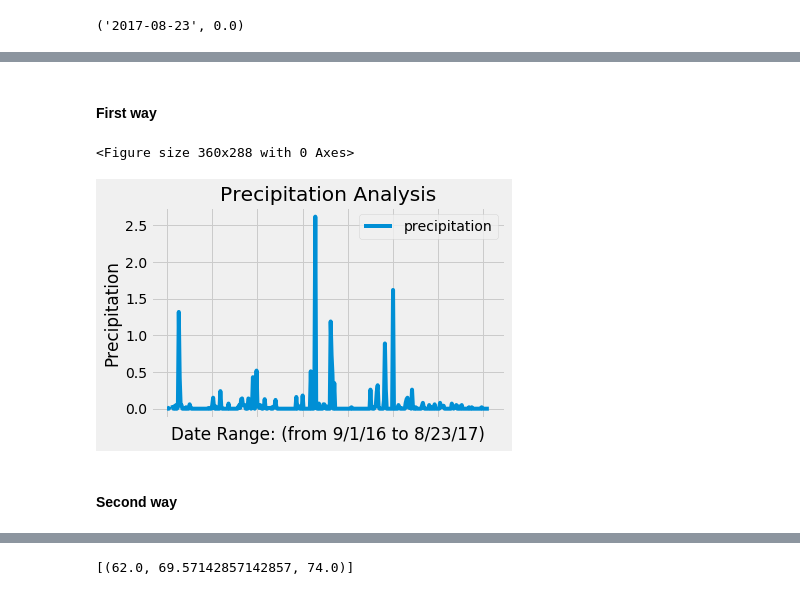
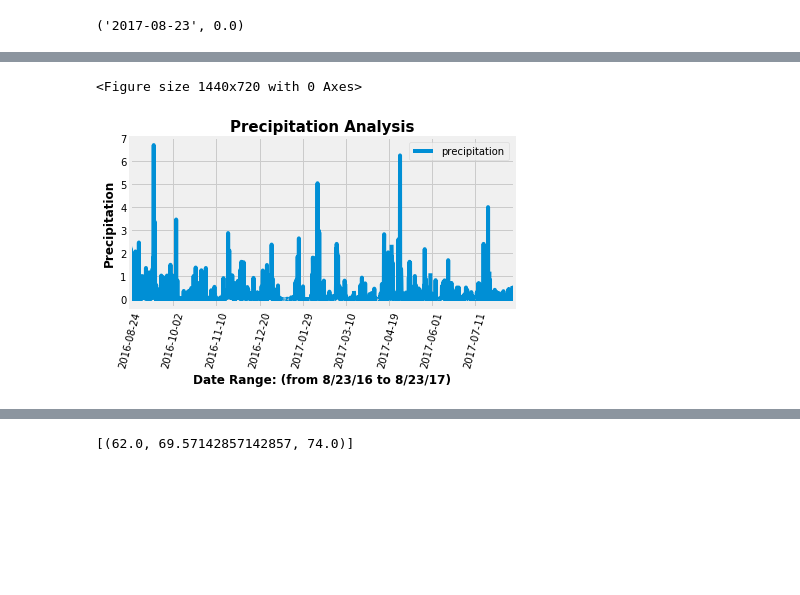
Before and after one commit to ahmedgurbuz/SMU_Assignments, a Jupyter notebook: Unit_08_SQLAlchemy/Climate_Analysis_and_Exploration.ipynb, the cells around one changed output, grey strips where cells are left out. Cells and saved outputs as stored; diff of their text form; code cells hidden in the pictures; blank space fills up the shorter version.

```diff
--- a/Unit_08_SQLAlchemy/Climate_Analysis_and_Exploration.ipynb
+++ b/Unit_08_SQLAlchemy/Climate_Analysis_and_Exploration.ipynb
@@ -106,2 +106,0 @@ You will see the results of two approaches below.
-# %% [markdown]
-#### First way
@@ -112,20 +107,26 @@ last_12_months = session.query(Measurement.date, Measurement.prcp).group_by(Meas
 # %%
+# Calculate the date 1 year ago from the last data point in the database
+one_year_duration = dt.date(2017, 8, 23) - dt.timedelta(days=365)
+
+# Perform a query to retrieve the data and precipitation scores
+one_year_duration_q = session.query(Measurement.date, Measurement.prcp).filter(Measurement.date > one_year_duration).\
+order_by(Measurement.date).all()
+
 # Save the query results as a Pandas DataFrame and set the index to the date column
-df = pd.DataFrame(last_12_months, columns=['date', 'precipitation'])
-df.set_index('date', inplace=True)
+one_year_duration_df = pd.DataFrame(one_year_duration_q, columns=['date', 'precipitation'])
+one_year_duration_df.set_index('date', inplace=True)
 # %%
 # Use Pandas Plotting with Matplotlib to plot the data
-fig1 = plt.figure(figsize=(5,4))
-df.plot()
+fig1 = plt.figure(figsize=(20,10))
+one_year_duration_df.plot()
 plt.grid(True)
-plt.xlabel("Date Range: (from 9/1/16 to 8/23/17)")
-plt.ylabel("Precipitation")
-plt.title("Precipitation Analysis")
+plt.xlabel("Date Range: (from 8/23/16 to 8/23/17)", weight="bold", fontsize=12)
+plt.ylabel("Precipitation", weight="bold", fontsize=12)
+plt.title("Precipitation Analysis", weight="bold", fontsize=15)
+plt.xticks(rotation='75')
 plt.legend()
 plt.tight_layout()
 plt.show()
 # %% [output]
-<Figure size 360x288 with 0 Axes>
+<Figure size 1440x720 with 0 Axes>
-[figure, old version]
+[figure, new version]
-# %% [markdown]
-#### Second way
```
Also changed, not shown: parts of 32 cells of this notebook.
